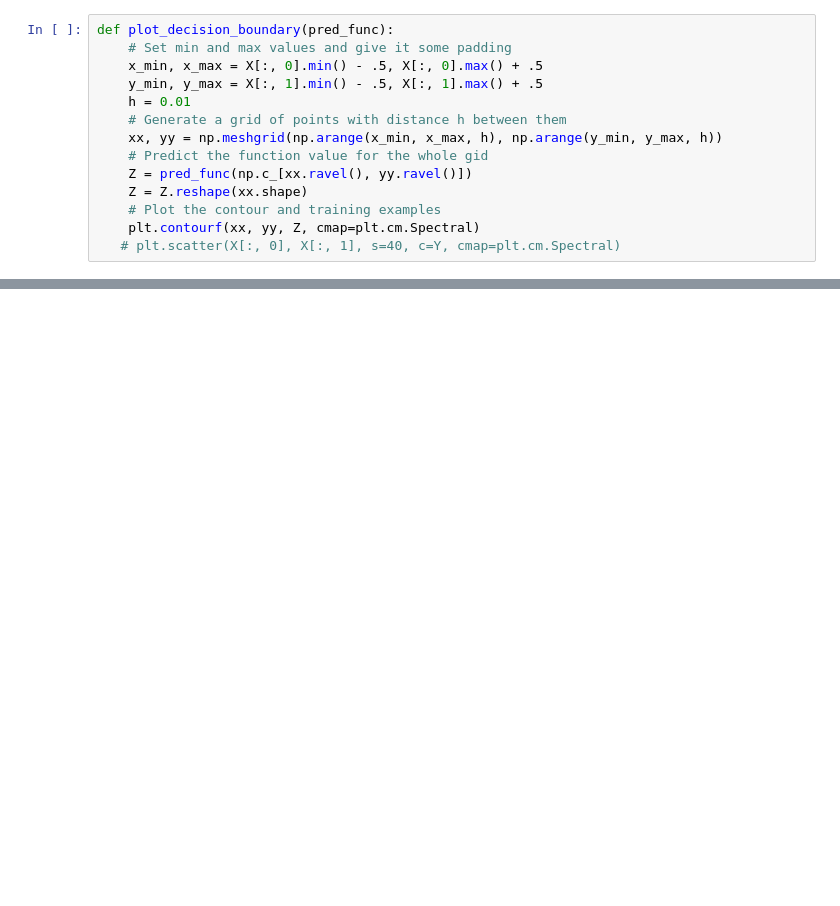
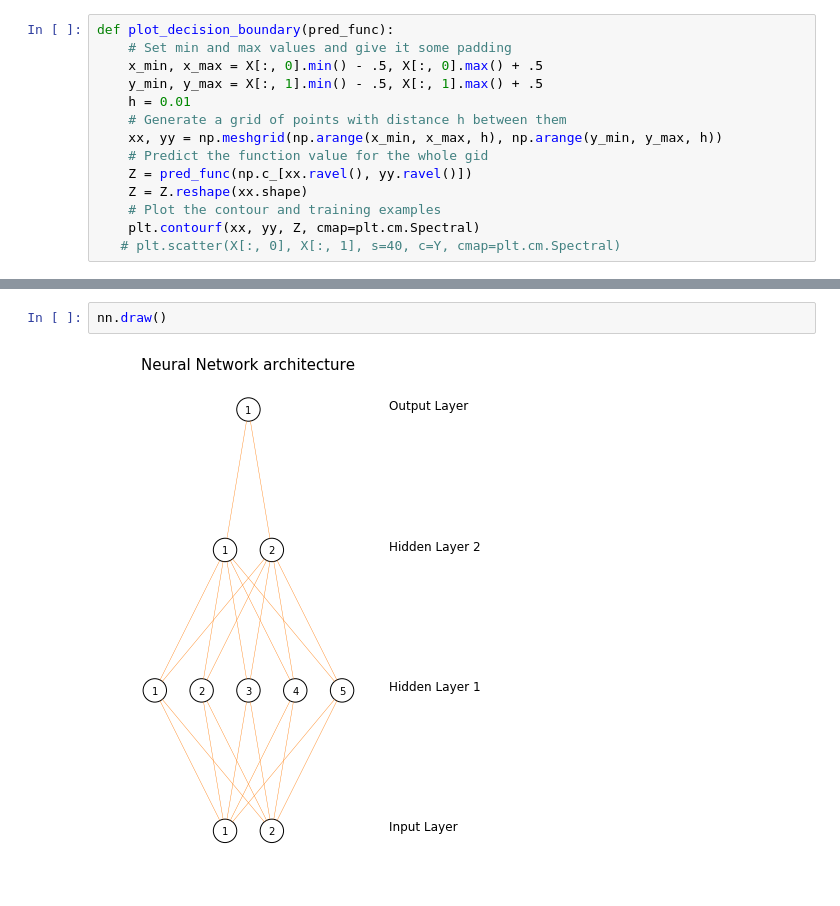
Before and after one commit to liamtoran/hello-neuralnetwork, a Jupyter notebook: Notebook.ipynb, the cells around one changed output, grey strips where cells are left out. Drawn from its saved outputs; the diff is of its cells as text; blank space fills up the shorter version.

Commit message:
Added draw method

```diff
--- a/Notebook.ipynb
+++ b/Notebook.ipynb
@@ -65,0 +66,4 @@ plt.scatter(X[:,0], X[:,1], c=Y, cmap=plt.cm.Spectral)
+# %%
+nn.draw()
+# %% [output]
+[figure, added]
```
Also changed, not shown: parts of 6 cells of this notebook, 1 other file.
